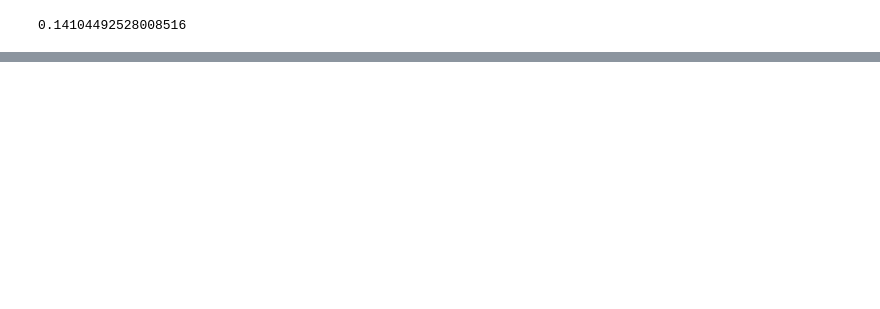
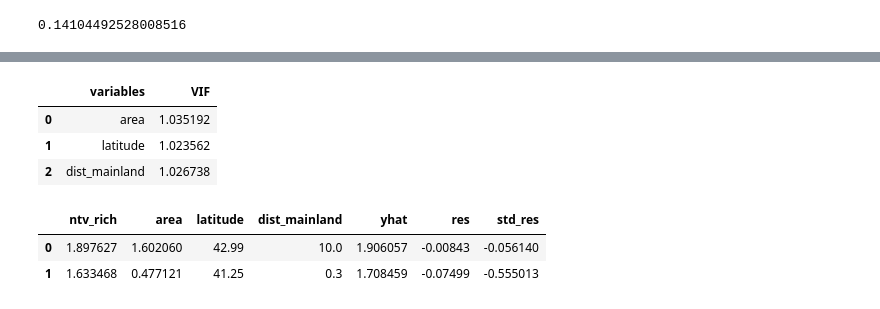
Before and after one commit to reneshbedre/binder_projects, a Jupyter notebook: MLR.ipynb, the cells around one changed output, grey strips where cells are left out. Saved outputs shown, nothing was run; the diff lists cells and outputs as text; code cells hidden in the pictures; blank space fills up the shorter version.

```diff
--- a/MLR.ipynb
+++ b/MLR.ipynb
@@ -62,0 +66,20 @@ np.mean(np.abs(y-reg.predict(X)))
+# %%
+# Variance Inflation Factor (VIF)
+pd.DataFrame({'variables':X.columns[1:], 'VIF':[variance_inflation_factor(X.values, i+1) for i in range(len(X.columns[1:]))]})
+# %% [output]
+|  | variables | VIF |
+| 0 | area | 1.035192 |
+| 1 | latitude | 1.023562 |
+| 2 | dist_mainland | 1.026738 |
+# %%
+# Check Multiple Linear Regression (MLR) Assumptions
+# get residuals and standardized residuals
+from bioinfokit.visuz import stat
+df[['yhat']]=pd.DataFrame(reg.predict(X))
+df['res']=pd.DataFrame(reg.resid)
+df['std_res']=reg.get_influence().resid_studentized_internal
+df.head(2)
+# %% [output]
+|  | ntv_rich | area | latitude | dist_mainland | yhat | res | std_res |
+| 0 | 1.897627 | 1.602060 | 42.99 | 10.0 | 1.906057 | -0.00843 | -0.056140 |
+| 1 | 1.633468 | 0.477121 | 41.25 | 0.3 | 1.708459 | -0.07499 | -0.555013 |
```
Also changed, not shown: parts of 6 cells of this notebook, 1 other file.
